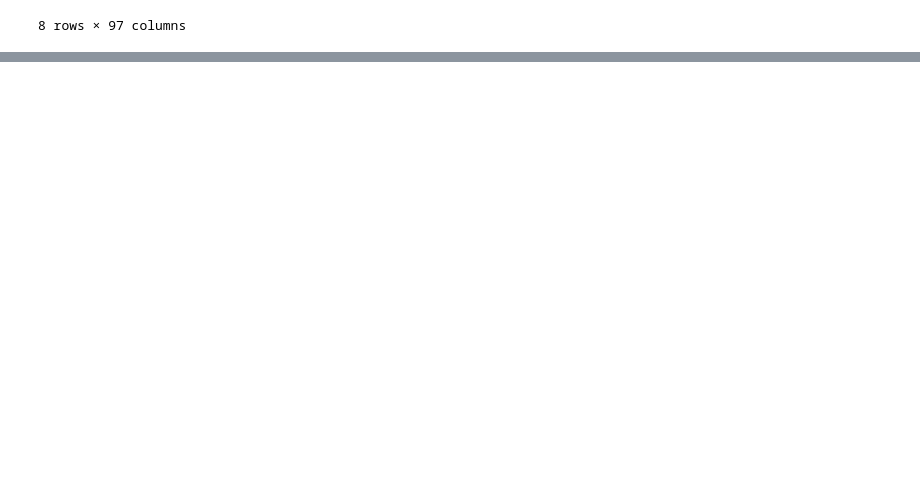
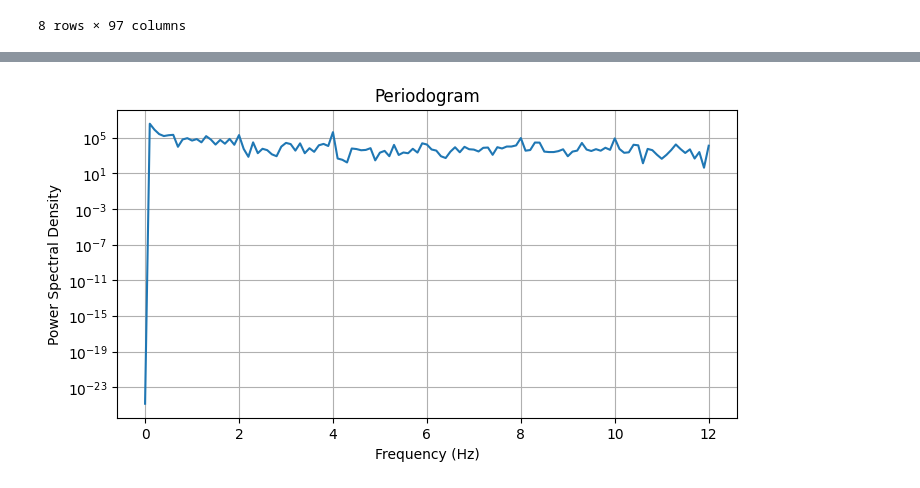
Before and after one commit to Rigor-do/2024-2-temporal-series-sp-ufes, a Jupyter notebook: notebooks/00-Data-Processing.ipynb, the cells around one changed output, grey strips where cells are left out. Saved outputs shown, nothing was run; the diff lists cells and outputs as text; code cells hidden in the pictures; blank space fills up the shorter version.

```diff
--- a/notebooks/00-Data-Processing.ipynb
+++ b/notebooks/00-Data-Processing.ipynb
@@ -141,0 +471,16 @@ data_pd_tuberculose.describe()
+# %%
+from scipy.signal import periodogram
+
+# Compute periodogram
+frequencies, power = periodogram(dados_agrupados["quantidade"], 24)
+
+# Plot
+plt.figure(figsize=(8, 4))
+plt.semilogy(frequencies, power)
+plt.xlabel('Frequency (Hz)')
+plt.ylabel('Power Spectral Density')
+plt.title('Periodogram')
+plt.grid()
+plt.show()
+# %% [output]
+[figure, added]
```
Also changed, not shown: parts of 33 cells of this notebook.
